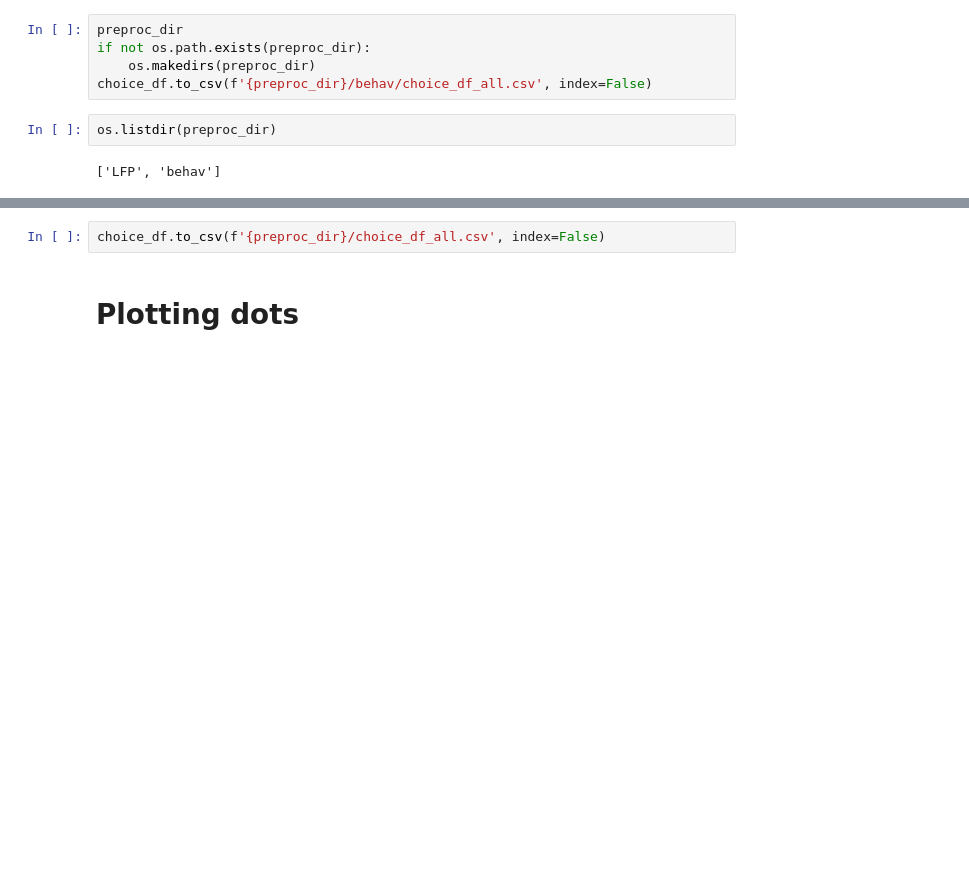
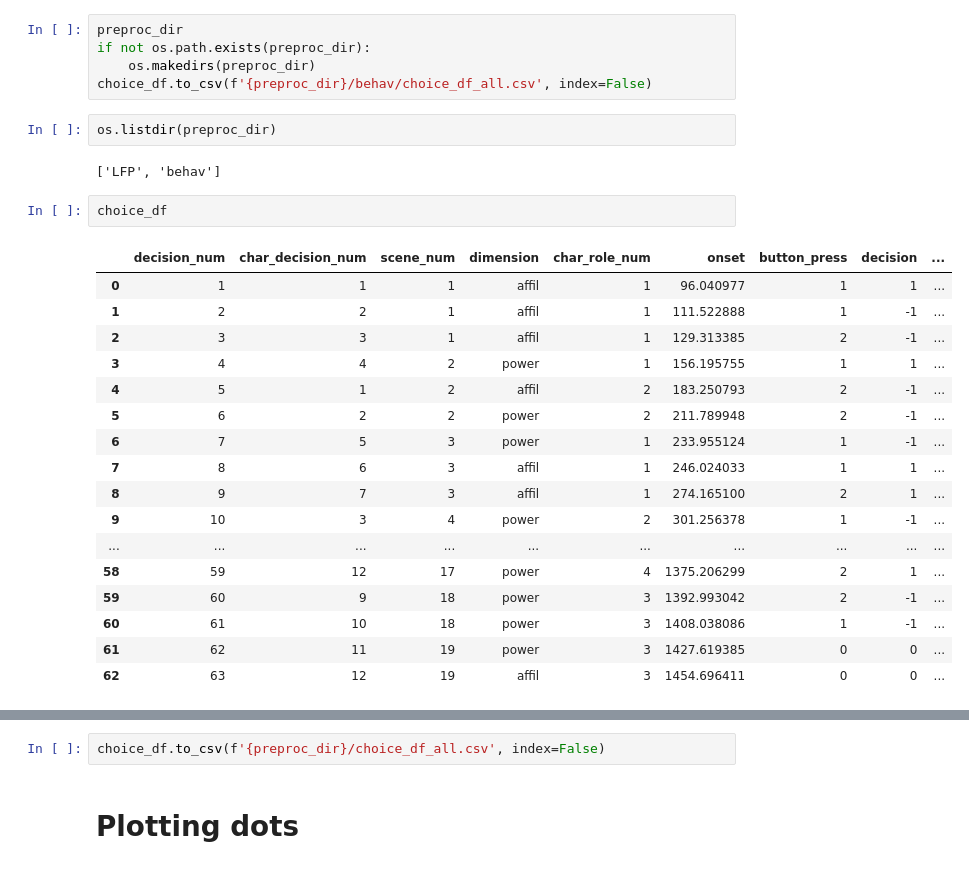
Before and after one commit to gelanat/LFPAnalysis, a Jupyter notebook: SNT_scripts/SNT_create_choice_df_PJ.ipynb, the cells around one changed output, grey strips where cells are left out. Drawn from its saved outputs; the diff is of its cells as text; blank space fills up the shorter version.

```diff
--- a/SNT_scripts/SNT_create_choice_df_PJ.ipynb
+++ b/SNT_scripts/SNT_create_choice_df_PJ.ipynb
@@ -411,6 +411,26 @@ choice_df.to_csv(f'{preproc_dir}/behav/choice_df_all.csv', index=False)
 os.listdir(preproc_dir)
 # %% [output]
 ['LFP', 'behav']
+# %%
+choice_df
+# %% [output]
+|  | decision_num | char_decision_num | scene_num | dimension | char_role_num | onset | button_press | decision | ... |
+| 0 | 1 | 1 | 1 | affil | 1 | 96.040977 | 1 | 1 | ... |
+| 1 | 2 | 2 | 1 | affil | 1 | 111.522888 | 1 | -1 | ... |
+| 2 | 3 | 3 | 1 | affil | 1 | 129.313385 | 2 | -1 | ... |
+| 3 | 4 | 4 | 2 | power | 1 | 156.195755 | 1 | 1 | ... |
+| 4 | 5 | 1 | 2 | affil | 2 | 183.250793 | 2 | -1 | ... |
+| 5 | 6 | 2 | 2 | power | 2 | 211.789948 | 2 | -1 | ... |
+| 6 | 7 | 5 | 3 | power | 1 | 233.955124 | 1 | -1 | ... |
+| 7 | 8 | 6 | 3 | affil | 1 | 246.024033 | 1 | 1 | ... |
+| 8 | 9 | 7 | 3 | affil | 1 | 274.165100 | 2 | 1 | ... |
+| 9 | 10 | 3 | 4 | power | 2 | 301.256378 | 1 | -1 | ... |
+| ... | ... | ... | ... | ... | ... | ... | ... | ... | ... |
+| 58 | 59 | 12 | 17 | power | 4 | 1375.206299 | 2 | 1 | ... |
+| 59 | 60 | 9 | 18 | power | 3 | 1392.993042 | 2 | -1 | ... |
+| 60 | 61 | 10 | 18 | power | 3 | 1408.038086 | 1 | -1 | ... |
+| 61 | 62 | 11 | 19 | power | 3 | 1427.619385 | 0 | 0 | ... |
+| 62 | 63 | 12 | 19 | affil | 3 | 1454.696411 | 0 | 0 | ... |
 # %%
 f'{preproc_dir}/choice_df_all.csv'
 # %% [output]
```
Also changed, not shown: parts of 2 cells of this notebook, 1 other file.
